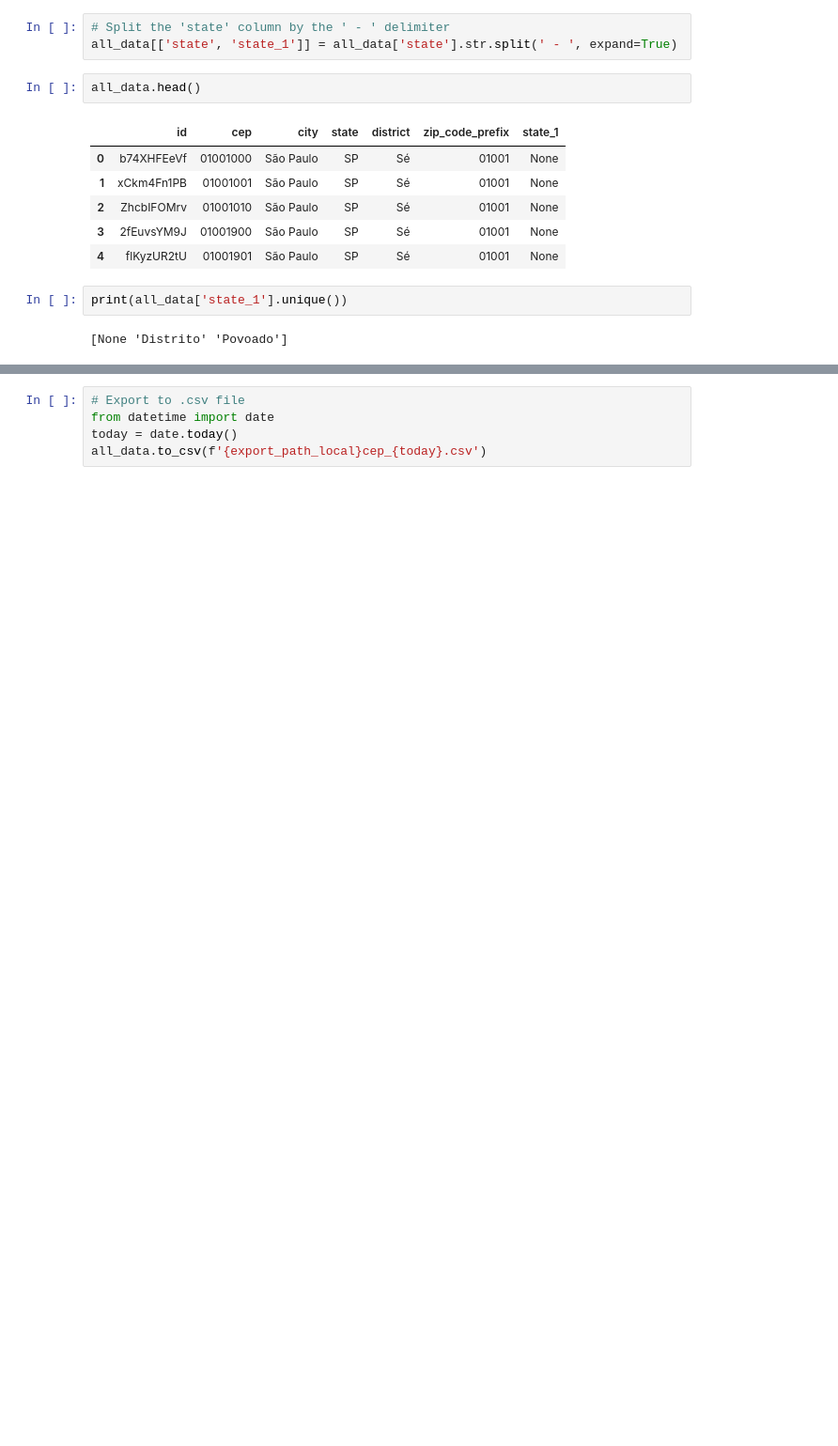
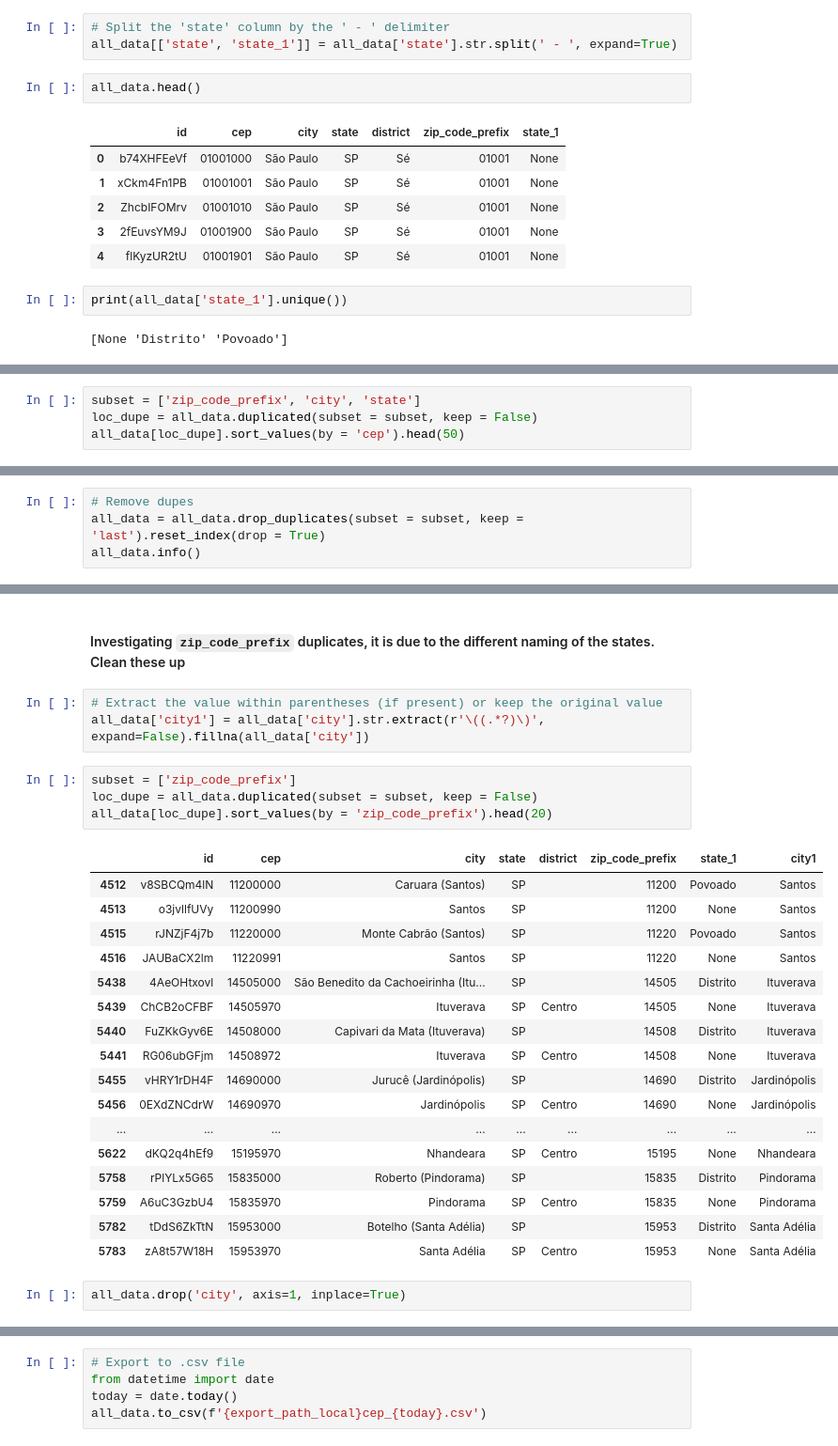
Before and after one commit to leepiau/jde03_olist, a Jupyter notebook: brazil_cep.ipynb, the cells around one changed output, grey strips where cells are left out. Shown at 94% size. Drawn from its saved outputs; the diff is of its cells as text; blank space fills up the shorter version.

```diff
--- a/brazil_cep.ipynb
+++ b/brazil_cep.ipynb
@@ -234,0 +297,4 @@ print(all_data['state_1'].unique())
+# %%
+subset = ['zip_code_prefix', 'city', 'state']
+loc_dupe = all_data.duplicated(subset = subset, keep = False)
+all_data[loc_dupe].sort_values(by = 'cep').head(50)
@@ -234,0 +319,4 @@ print(all_data['state_1'].unique())
+# %%
+# Remove dupes
+all_data = all_data.drop_duplicates(subset = subset, keep = 'last').reset_index(drop = True)
+all_data.info()
@@ -234,0 +364,29 @@ print(all_data['state_1'].unique())
+# %% [markdown]
+#### Investigating `zip_code_prefix` duplicates, it is due to the different naming of the states. Clean these up
+# %%
+# Extract the value within parentheses (if present) or keep the original value
+all_data['city1'] = all_data['city'].str.extract(r'\((.*?)\)', expand=False).fillna(all_data['city'])
+# %%
+subset = ['zip_code_prefix']
+loc_dupe = all_data.duplicated(subset = subset, keep = False)
+all_data[loc_dupe].sort_values(by = 'zip_code_prefix').head(20)
+# %% [output]
+|  | id | cep | city | state | district | zip_code_prefix | state_1 | city1 |
+| 4512 | v8SBCQm4lN | 11200000 | Caruara (Santos) | SP |  | 11200 | Povoado | Santos |
+| 4513 | o3jvllfUVy | 11200990 | Santos | SP |  | 11200 | None | Santos |
+| 4515 | rJNZjF4j7b | 11220000 | Monte Cabrão (Santos) | SP |  | 11220 | Povoado | Santos |
+| 4516 | JAUBaCX2lm | 11220991 | Santos | SP |  | 11220 | None | Santos |
+| 5438 | 4AeOHtxovl | 14505000 | São Benedito da Cachoeirinha (Itu... | SP |  | 14505 | Distrito | Ituverava |
+| 5439 | ChCB2oCFBF | 14505970 | Ituverava | SP | Centro | 14505 | None | Ituverava |
+| 5440 | FuZKkGyv6E | 14508000 | Capivari da Mata (Ituverava) | SP |  | 14508 | Distrito | Ituverava |
+| 5441 | RG06ubGFjm | 14508972 | Ituverava | SP | Centro | 14508 | None | Ituverava |
+| 5455 | vHRY1rDH4F | 14690000 | Jurucê (Jardinópolis) | SP |  | 14690 | Distrito | Jardinópolis |
+| 5456 | 0EXdZNCdrW | 14690970 | Jardinópolis | SP | Centro | 14690 | None | Jardinópolis |
+| ... | ... | ... | ... | ... | ... | ... | ... | ... |
+| 5622 | dKQ2q4hEf9 | 15195970 | Nhandeara | SP | Centro | 15195 | None | Nhandeara |
+| 5758 | rPlYLx5G65 | 15835000 | Roberto (Pindorama) | SP |  | 15835 | Distrito | Pindorama |
+| 5759 | A6uC3GzbU4 | 15835970 | Pindorama | SP | Centro | 15835 | None | Pindorama |
+| 5782 | tDdS6ZkTtN | 15953000 | Botelho (Santa Adélia) | SP |  | 15953 | Distrito | Santa Adélia |
+| 5783 | zA8t57W18H | 15953970 | Santa Adélia | SP | Centro | 15953 | None | Santa Adélia |
+# %%
+all_data.drop('city', axis=1, inplace=True)
```
Also changed, not shown: parts of 53 cells of this notebook, 1 other file.
